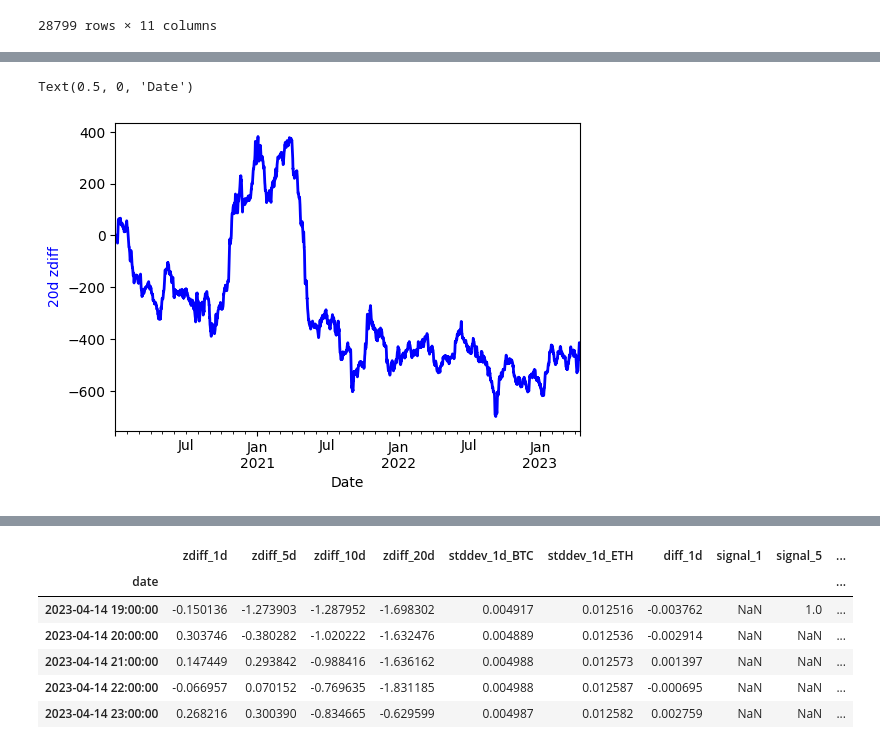
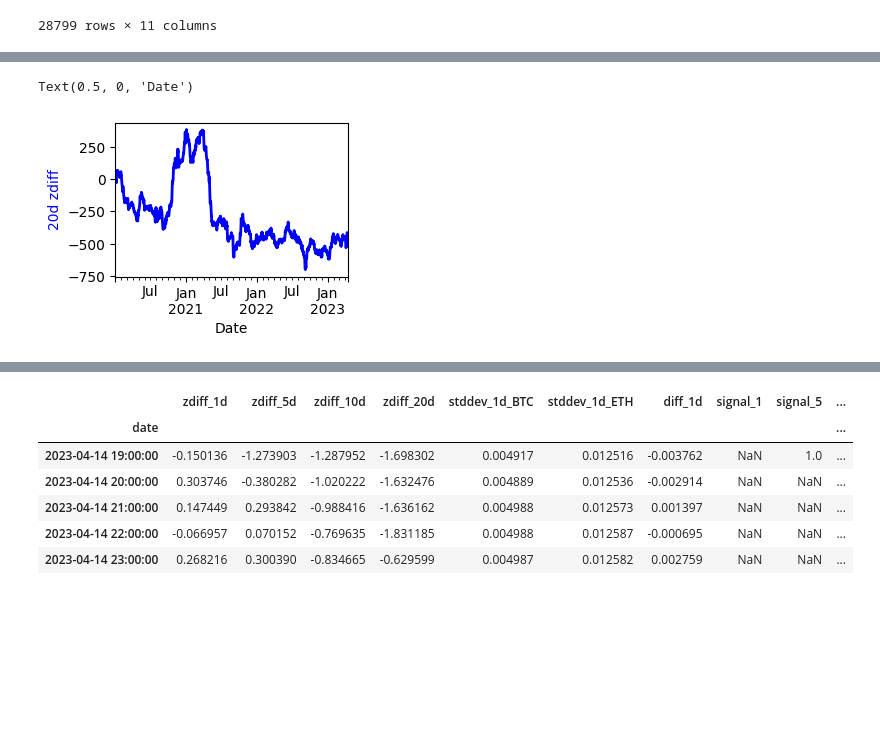
Before and after one commit to Nakul24-1/Pairs-crypto, a Jupyter notebook: pairs-python.ipynb, the cells around one changed output, grey strips where cells are left out. Saved outputs shown, nothing was run; the diff lists cells and outputs as text; code cells hidden in the pictures; blank space fills up the shorter version.

```diff
--- a/pairs-python.ipynb
+++ b/pairs-python.ipynb
@@ -267,10 +249,10 @@ Text(0.5, 0, 'Date')
 # %%
-fig20 = plt.figure(figsize=(6,4))
+fig20 = plt.figure(figsize=(3,2))
 ax20 = fig20.add_subplot(111)
 new_df['zdiff_20d'].cumsum().plot(ax=ax20, color='b', lw=2.)
 ax20.set_ylabel('20d zdiff', color='b')
 ax20.set_xlabel('Date')
 # %% [output]
 Text(0.5, 0, 'Date')
-[figure, old version]
+[figure, new version]
 # %%
```
Also changed, not shown: parts of 7 cells of this notebook, 1 other file.
